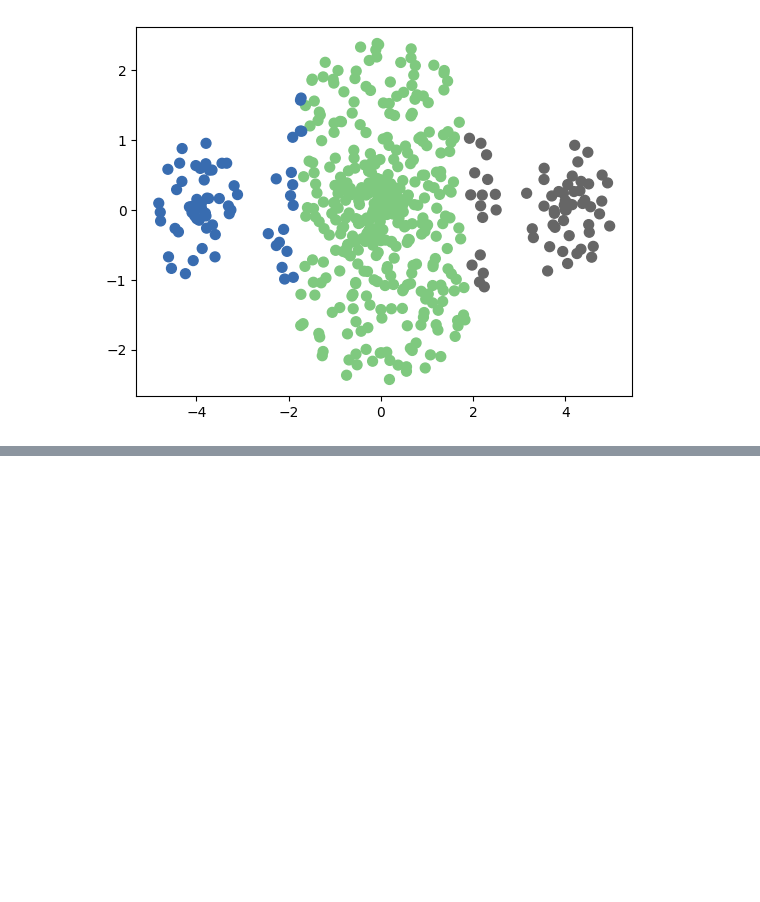
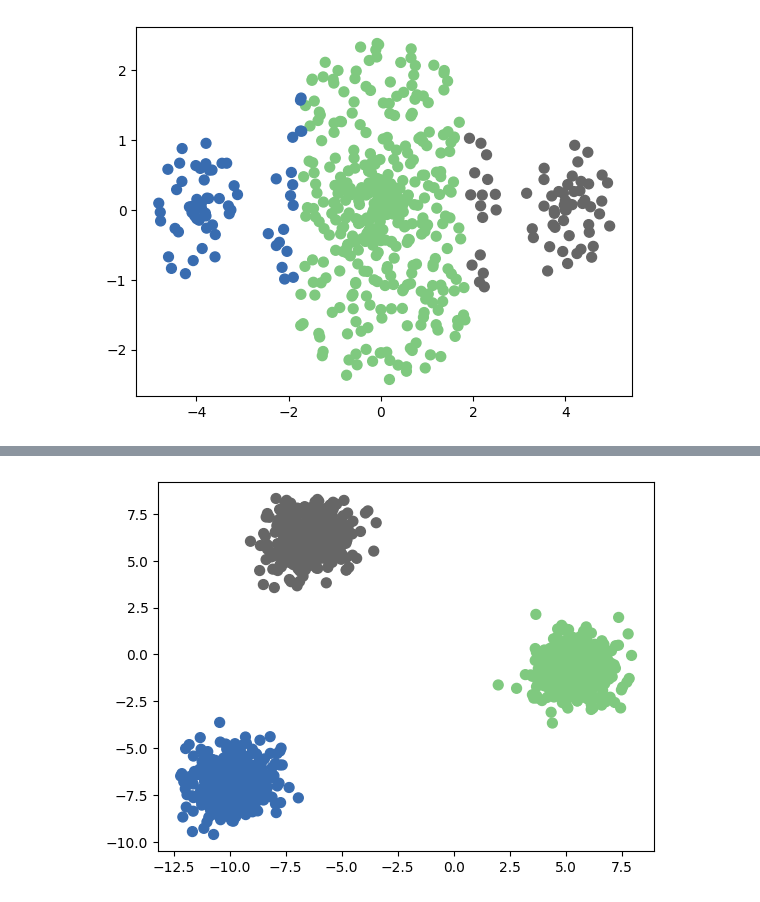
Before and after one commit to sophiastmn/ML_Labs, a Jupyter notebook: KMeansLab.ipynb, the cells around one changed output, grey strips where cells are left out. Cells and saved outputs as stored; diff of their text form; code cells hidden in the pictures; blank space fills up the shorter version.

```diff
--- a/KMeansLab.ipynb
+++ b/KMeansLab.ipynb
@@ -135,0 +394,88 @@ New map
+# %%
+############## Problem #4 - kNN ###############################
+from sklearn.datasets import make_blobs;
+import sklearn.model_selection as sk;
+data = [];
+test = [];
+k = 0;
+euclideanCount = 0;
+
+def main():
+  global data, test, k, euclideanCount;
+  x1, y1 = make_blobs(n_samples = 1000, n_features = 2, centers = 3, random_state = 1880333);
+  plot.scatter(x1[:, 0], x1[:, 1], c=y1, s=50, cmap='Accent');
+  plot.show();
+  plot.cla();
+  data = [x1[i] + y1[i] for i in range(len(x1))];
+  test = [x1[i] + y1[i] for i in range(len(x1))];
+  #k = int(input("What would you like the k to be?: "));
+  k=3;
+
+  runModel();
+
+#count up the euclideans for each k
+  es = [];
+  for i in range(1, 1000, 20):
+    k = i;
+    euclideanCount = 0;
+    print(i);
+    centroids = runModel();
+    es.append(euclideanCount);
+  plot.plot(range(1, 1000, 20), es, 'bx-');
+  plot.show();
+  plot.cla();
+
+def runModel():
+
+  global data, test, k;
+
+  #loop through each test point
+  for point in test:
+    #returns list of distances in a tuple (distance, class prediction)
+    distances = findAllDistances(point);
+
+    #sort list
+    distances.sort();
+
+    #choose the first k points
+    kPoints = [kay[1] for kay in distances[:k]];
+
+    #calculate majority and pick it as class
+    classAssigned = assignClass(kPoints);
+
+def findAllDistances(point):
+  global data;
+  dists = [];
+  for dataPoint in data:
+    dists.append((euclid(dataPoint[:-1], point[:-1]), dataPoint[-1]));
+  return dists;
+
+def euclid(p1, p2):
+  #find euclidean distance between two points
+  global euclideanCount;
+  euclideanCount += 1;
+  sumSquares = 0;
+  for i in range(len(p1)):
+    sumSquares += (float(p1[i]) - float(p2[i])) ** 2;
+
+  return sumSquares ** 0.5;
+
+def assignClass(kPoints):
+  #only 3 classes, so vote for each
+  setosaVotes = 0;
+  versicolorVotes = 0;
+
+  for kp in kPoints:
+    if kp == "Iris-setosa": setosaVotes += 1;
+    else: versicolorVotes += 1;
+
+  votes = [(setosaVotes, "Iris-setosa"), (versicolorVotes, "Iris-versicolor")];
+
+  votes.sort();
+  return votes[-1][1];
+
+
+if __name__ == "__main__":
+  main();
+# %% [output]
+[figure, added]
```
Also changed, not shown: parts of 5 cells of this notebook.
